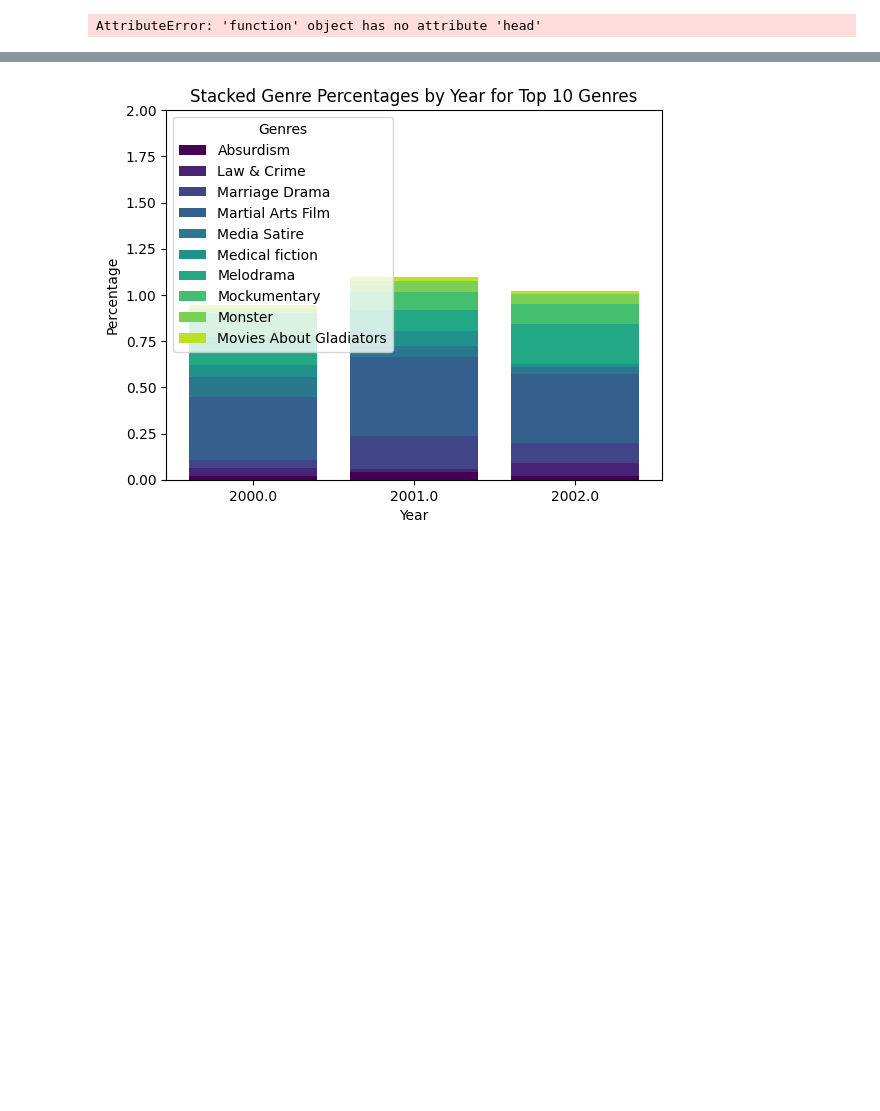
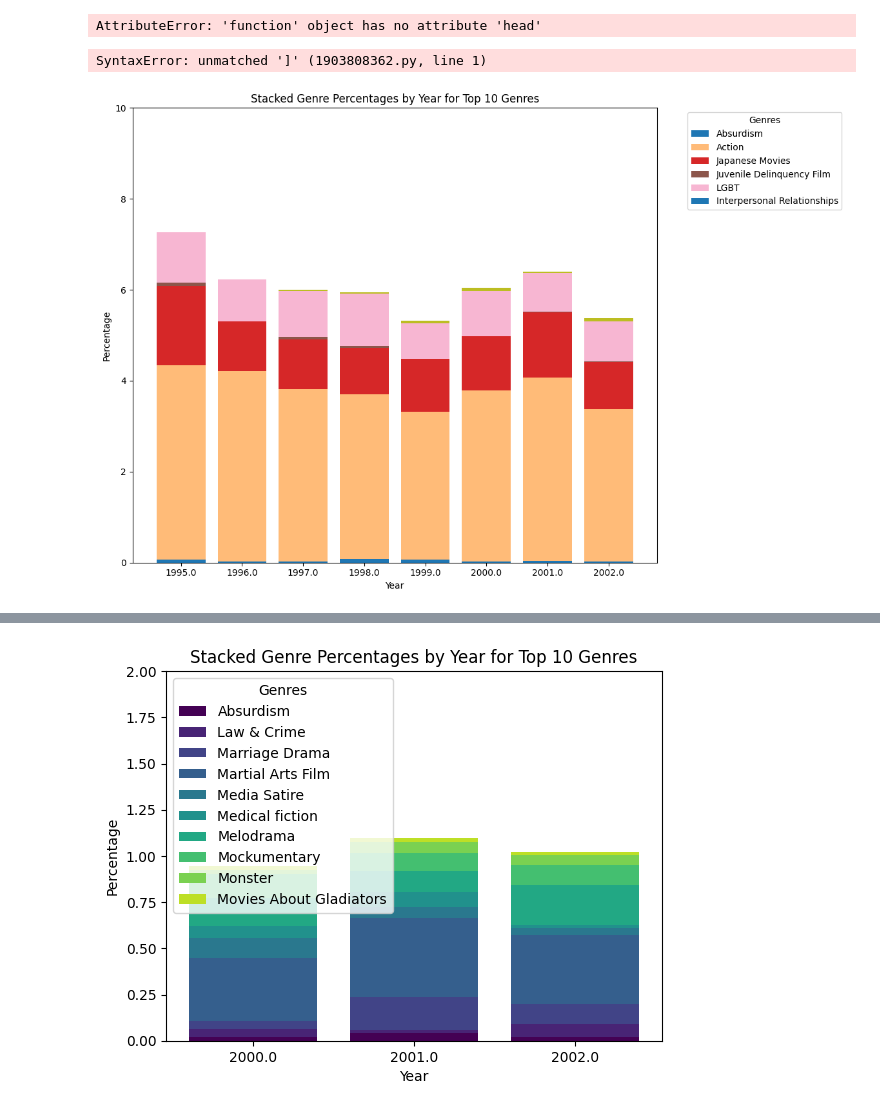
Before and after one commit to epfl-ada/ada-2023-project-thewestbobers, a Jupyter notebook: Untitled.ipynb, the cells around one changed output, grey strips where cells are left out. Saved outputs shown, nothing was run; the diff lists cells and outputs as text; code cells hidden in the pictures; blank space fills up the shorter version.

```diff
--- a/Untitled.ipynb
+++ b/Untitled.ipynb
@@ -492,6 +492,78 @@ plt.tight_layout()
 plt.show()
 # %% [output]
 AttributeError: 'function' object has no attribute 'head'
+# %%
+est of your code for setting up the data] ...
+
+# Initialize figure and axis with a larger figure size
+fig, ax = plt.subplots(figsize=(12, 8))  # You can adjust the dimensions (width, height) as needed
+
+# Create a stacked bar chart
+for year in unique_years:
+    bottom = np.zeros(len(unique_years))  # Initialize the bottom array for this year
+    year_data = data_sorted[data_sorted['year'] == year]
+
+    for genre in unique_genres:
+        genre_data = year_data[year_data['genres'] == genre]
+        if not genre_data.empty:
+            percentage = genre_data['percentage'].values[0]
+            ax.bar(str(year), percentage, bottom=bottom, color=genre_colors[genre], label=genre)
+            bottom += percentage
+
+# Set y-axis limits to 0-100 (or adjust according to your data's range)
+ax.set_ylim(0, 100)  # Adjusted to 100 based on your original setting
+
+# Add labels and title
+ax.set_xlabel('Year')
+ax.set_ylabel('Percentage')
+ax.set_title('Stacked Genre Percentages by Year for Top 10 Genres')
+
+# Add a legend for genres
+# Place the legend outside of the plot
+ax.legend(genre_colors.keys(), title="Genres", bbox_to_anchor=(1.05, 1), loc='upper left')
+
+# Adjust layout to make room for the legend
+plt.tight_layout(rect=[0, 0, 0.85, 1])  # Adjust the rect parameter as needed
+
+# Show the plot
+plt.show()
+# %% [output]
+SyntaxError: unmatched ']' (1903808362.py, line 1)
+# %%
+# Initialize figure and axis with a larger figure size
+fig, ax = plt.subplots(figsize=(14, 8))  # You can adjust the dimensions (width, height) as needed
+
+# Create a stacked bar chart
+for year in unique_years:
+    bottom = np.zeros(len(unique_years))  # Initialize the bottom array for this year
+    year_data = data_sorted[data_sorted['year'] == year]
+
+    for genre in unique_genres:
+        genre_data = year_data[year_data['genres'] == genre]
+        if not genre_data.empty:
+            percentage = genre_data['percentage'].values[0]
+            ax.bar(str(year), percentage, bottom=bottom, color=genre_colors[genre], label=genre)
+            bottom += percentage
+
+# Set y-axis limits to 0-100 (or adjust according to your data's range)
+ax.set_ylim(0, 10)  # Adjusted to 100 based on your original setting
+
+# Add labels and title
+ax.set_xlabel('Year')
+ax.set_ylabel('Percentage')
+ax.set_title('Stacked Genre Percentages by Year for Top 10 Genres')
+
+# Add a legend for genres
+# Place the legend outside of the plot
+ax.legend(genre_colors.keys(), title="Genres", bbox_to_anchor=(1.05, 1), loc='upper left')
+
+# Adjust layout to make room for the legend
+plt.tight_layout(rect=[0, 0, 0.85, 1])  # Adjust the rect parameter as needed
+
+# Show the plot
+plt.show()
+# %% [output]
+[figure, added]
 # %%
 
 # Assuming genre_counts_df is your DataFrame
```
Also changed, not shown: parts of 1 cell of this notebook.
